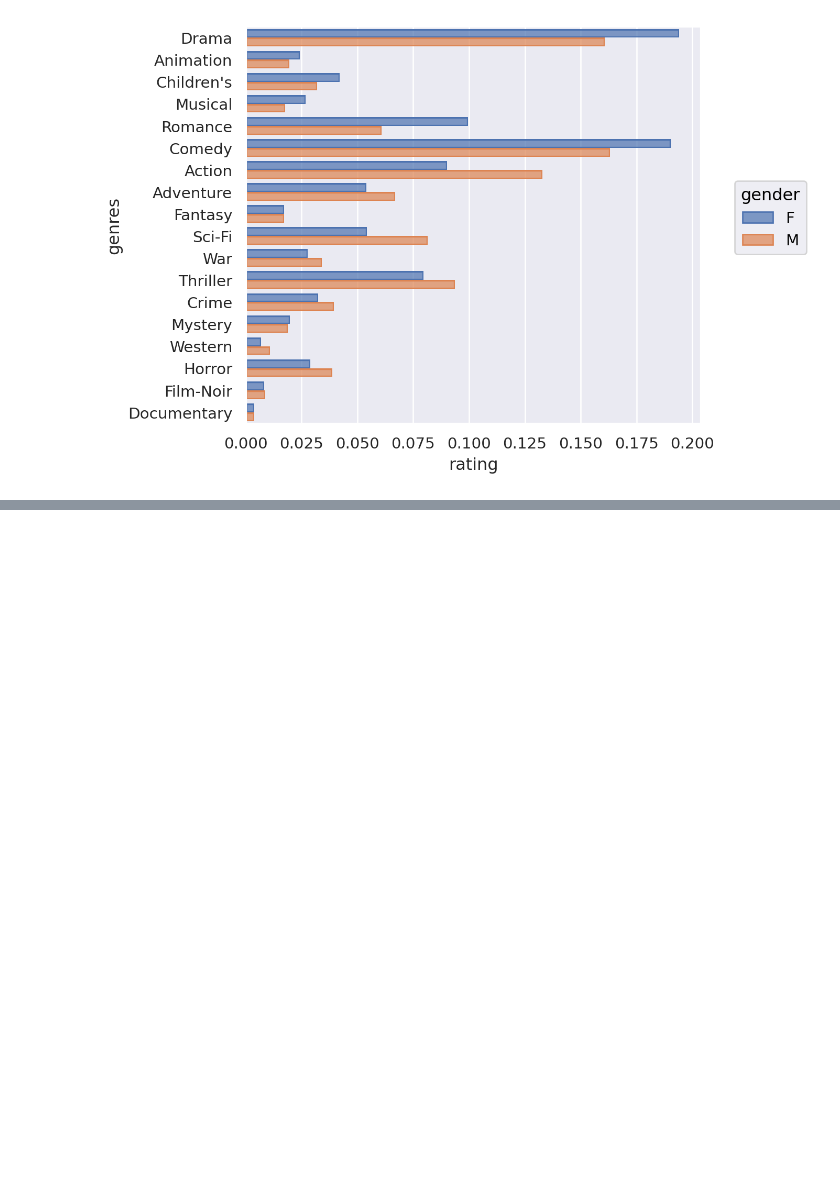
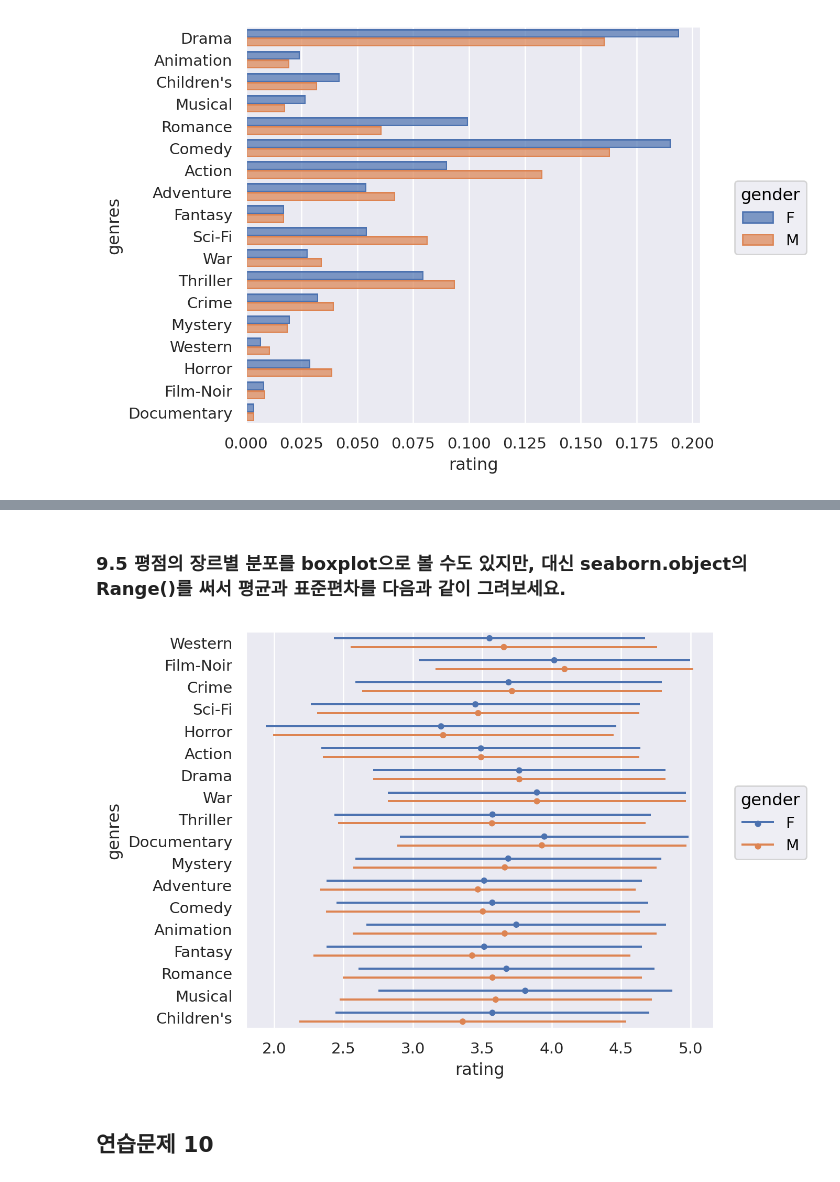
Before and after one commit to Felix-Silas/2024-1-Class, a Jupyter notebook: Data Analysis and Visualization/HW02_MovieLens_Exercise.ipynb, the cells around one changed output, grey strips where cells are left out. Cells and saved outputs as stored; diff of their text form; code cells hidden in the pictures; blank space fills up the shorter version.

Commit message:
feat: 연습문제 10번까지 코드 추가

```diff
--- a/Data Analysis and Visualization/HW02_MovieLens_Exercise.ipynb
+++ b/Data Analysis and Visualization/HW02_MovieLens_Exercise.ipynb
@@ -398,0 +466,13 @@ user_rating_long
+# %% [markdown]
+### 9.5 평점의 장르별 분포를 boxplot으로 볼 수도 있지만, 대신 seaborn.object의 Range()를 써서 평균과 표준편차를 다음과 같이 그려보세요.
+# %%
+(
+    so.Plot(user_rating_long, x="rating", y="genres", color="gender")
+    .add(so.Dot(pointsize=4), so.Agg("mean"), so.Dodge())
+    .add(so.Range(), so.Est("mean", errorbar="sd"), so.Dodge())
+    .scale(y=so.Nominal(order=order_fm))
+)
+# %% [output]
+[figure, added]
+# %% [markdown]
+## 연습문제 10
```
Also changed, not shown: parts of 19 cells of this notebook.
